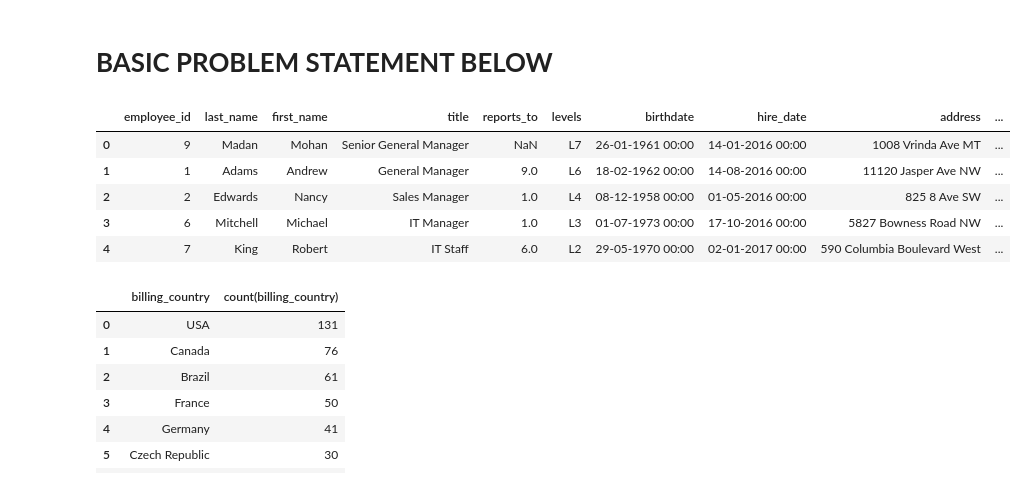
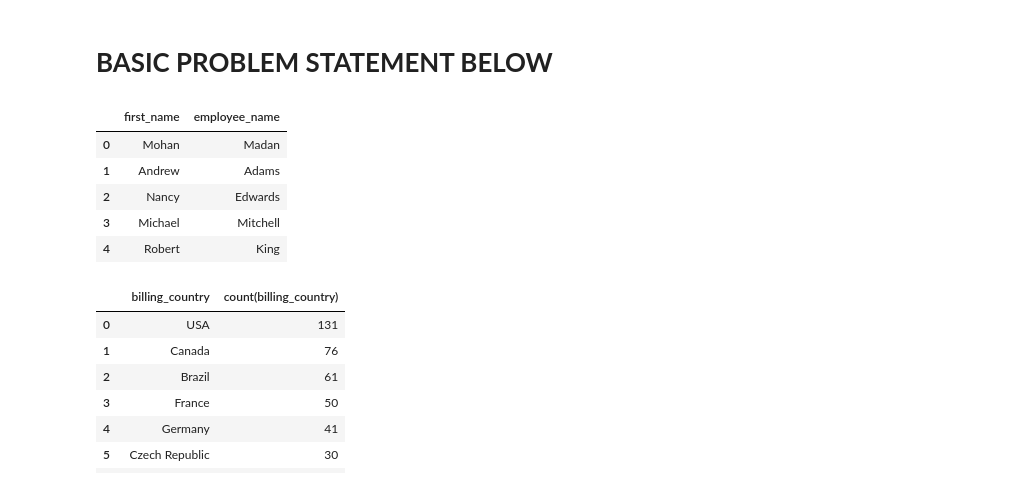
Before and after one commit to shiv1972/Music_store_Analysis, a Jupyter notebook: SQL_project.ipynb, the cells around one changed output. Cells and saved outputs as stored; diff of their text form; code cells hidden in the pictures.

```diff
--- a/SQL_project.ipynb
+++ b/SQL_project.ipynb
@@ -263,22 +266,23 @@ OperationalError: table album already exists
 # %%
 # Q1 - who is the (top 5) senior most employee based on job title?
 
 sql_query_string = """
-    select * from employee
+    select first_name,last_name as employee_name
+     from employee
     order by levels desc
     limit 5
     """
 
 # execute the sql query
 result_df = sql_query_to_pd(sql_query_string, db_name='music.db')
 result_df
 # %% [output]
-|  | employee_id | last_name | first_name | title | reports_to | levels | birthdate | hire_date | address | ... |
-| 0 | 9 | Madan | Mohan | Senior General Manager | NaN | L7 | 26-01-1961 00:00 | 14-01-2016 00:00 | 1008 Vrinda Ave MT | ... |
-| 1 | 1 | Adams | Andrew | General Manager | 9.0 | L6 | 18-02-1962 00:00 | 14-08-2016 00:00 | 11120 Jasper Ave NW | ... |
-| 2 | 2 | Edwards | Nancy | Sales Manager | 1.0 | L4 | 08-12-1958 00:00 | 01-05-2016 00:00 | 825 8 Ave SW | ... |
-| 3 | 6 | Mitchell | Michael | IT Manager | 1.0 | L3 | 01-07-1973 00:00 | 17-10-2016 00:00 | 5827 Bowness Road NW | ... |
-| 4 | 7 | King | Robert | IT Staff | 6.0 | L2 | 29-05-1970 00:00 | 02-01-2017 00:00 | 590 Columbia Boulevard West | ... |
+|  | first_name | employee_name |
+| 0 | Mohan | Madan |
+| 1 | Andrew | Adams |
+| 2 | Nancy | Edwards |
+| 3 | Michael | Mitchell |
+| 4 | Robert | King |
 # %%
 # Q2 - which countries have the most invoices
 
```
Also changed, not shown: parts of 3 cells of this notebook.
